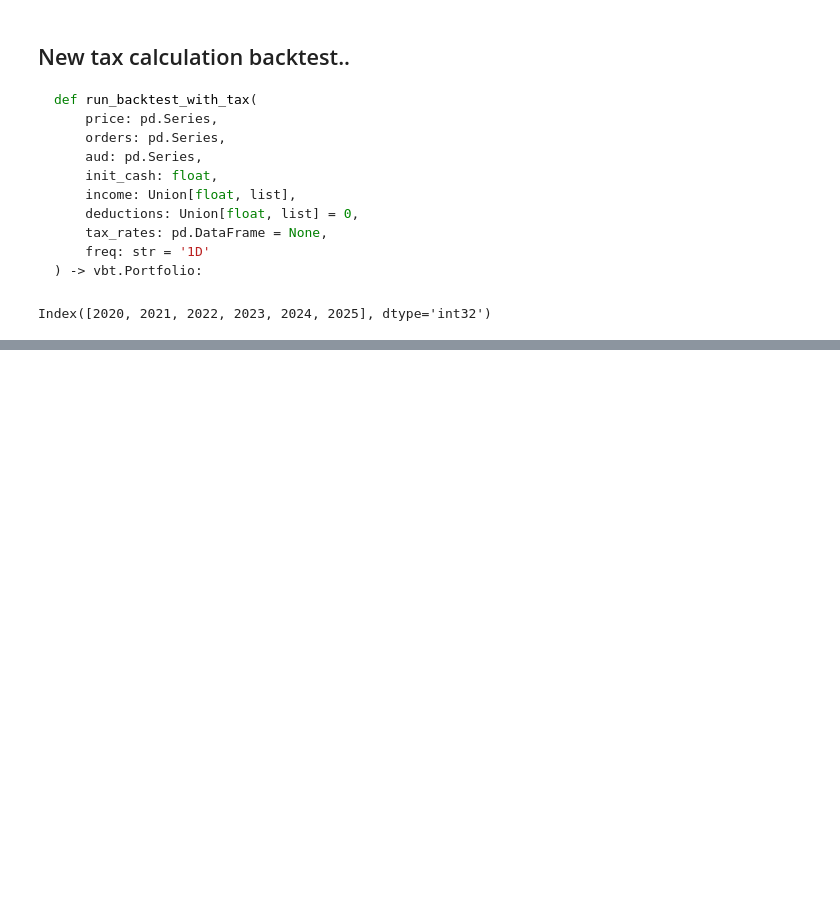
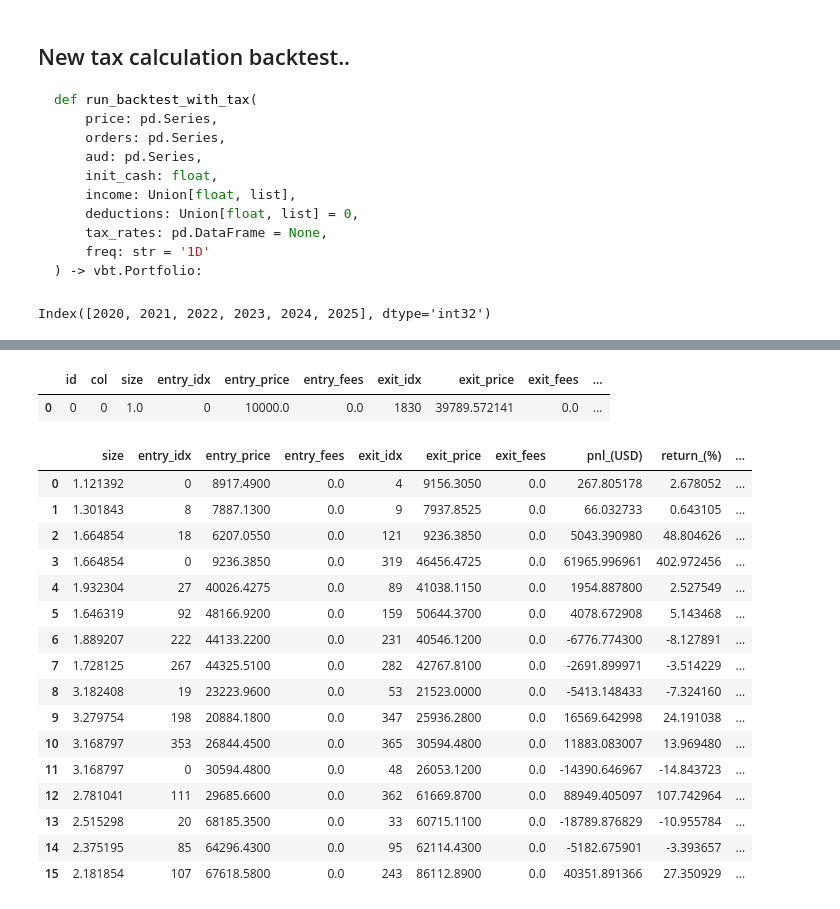
Before and after one commit to HelloThereMatey/vbt_tax, a Jupyter notebook: vbt_bitty_42Macro.ipynb, the cells around one changed output, grey strips where cells are left out. Drawn from its saved outputs; the diff is of its cells as text; code cells hidden in the pictures; blank space fills up the shorter version.

```diff
--- a/vbt_bitty_42Macro.ipynb
+++ b/vbt_bitty_42Macro.ipynb
@@ -594,0 +613,26 @@ np.float64(7463.148803201097)
+# %%
+pftax.trades.records
+# %% [output]
+|  | id | col | size | entry_idx | entry_price | entry_fees | exit_idx | exit_price | exit_fees | ... |
+| 0 | 0 | 0 | 1.0 | 0 | 10000.0 | 0.0 | 1830 | 39789.572141 | 0.0 | ... |
+# %%
+trades_tax = details['non_taxed']['all_trades'].reset_index(drop = True)  ## I need to fuse trades that were only closed due to financial year end with the reopened trade the next year.
+trades_tax   #Then need to do a multi-pass run to get the right tax amounts, will need to carry forward amounts from previous years for trades that remain open
+# %% [output]
+|  | size | entry_idx | entry_price | entry_fees | exit_idx | exit_price | exit_fees | pnl_(USD) | return_(%) | ... |
+| 0 | 1.121392 | 0 | 8917.4900 | 0.0 | 4 | 9156.3050 | 0.0 | 267.805178 | 2.678052 | ... |
+| 1 | 1.301843 | 8 | 7887.1300 | 0.0 | 9 | 7937.8525 | 0.0 | 66.032733 | 0.643105 | ... |
+| 2 | 1.664854 | 18 | 6207.0550 | 0.0 | 121 | 9236.3850 | 0.0 | 5043.390980 | 48.804626 | ... |
+| 3 | 1.664854 | 0 | 9236.3850 | 0.0 | 319 | 46456.4725 | 0.0 | 61965.996961 | 402.972456 | ... |
+| 4 | 1.932304 | 27 | 40026.4275 | 0.0 | 89 | 41038.1150 | 0.0 | 1954.887800 | 2.527549 | ... |
+| 5 | 1.646319 | 92 | 48166.9200 | 0.0 | 159 | 50644.3700 | 0.0 | 4078.672908 | 5.143468 | ... |
+| 6 | 1.889207 | 222 | 44133.2200 | 0.0 | 231 | 40546.1200 | 0.0 | -6776.774300 | -8.127891 | ... |
+| 7 | 1.728125 | 267 | 44325.5100 | 0.0 | 282 | 42767.8100 | 0.0 | -2691.899971 | -3.514229 | ... |
+| 8 | 3.182408 | 19 | 23223.9600 | 0.0 | 53 | 21523.0000 | 0.0 | -5413.148433 | -7.324160 | ... |
+| 9 | 3.279754 | 198 | 20884.1800 | 0.0 | 347 | 25936.2800 | 0.0 | 16569.642998 | 24.191038 | ... |
+| 10 | 3.168797 | 353 | 26844.4500 | 0.0 | 365 | 30594.4800 | 0.0 | 11883.083007 | 13.969480 | ... |
+| 11 | 3.168797 | 0 | 30594.4800 | 0.0 | 48 | 26053.1200 | 0.0 | -14390.646967 | -14.843723 | ... |
+| 12 | 2.781041 | 111 | 29685.6600 | 0.0 | 362 | 61669.8700 | 0.0 | 88949.405097 | 107.742964 | ... |
+| 13 | 2.515298 | 20 | 68185.3500 | 0.0 | 33 | 60715.1100 | 0.0 | -18789.876829 | -10.955784 | ... |
+| 14 | 2.375195 | 85 | 64296.4300 | 0.0 | 95 | 62114.4300 | 0.0 | -5182.675901 | -3.393657 | ... |
+| 15 | 2.181854 | 107 | 67618.5800 | 0.0 | 243 | 86112.8900 | 0.0 | 40351.891366 | 27.350929 | ... |
```
Also changed, not shown: parts of 30 cells of this notebook, 5 other files.
